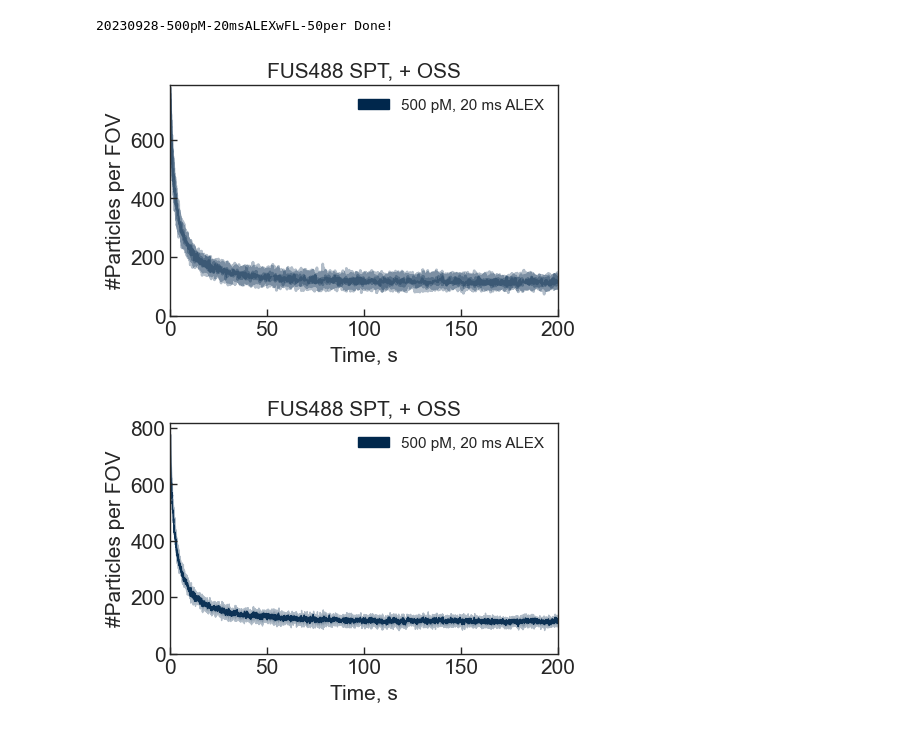
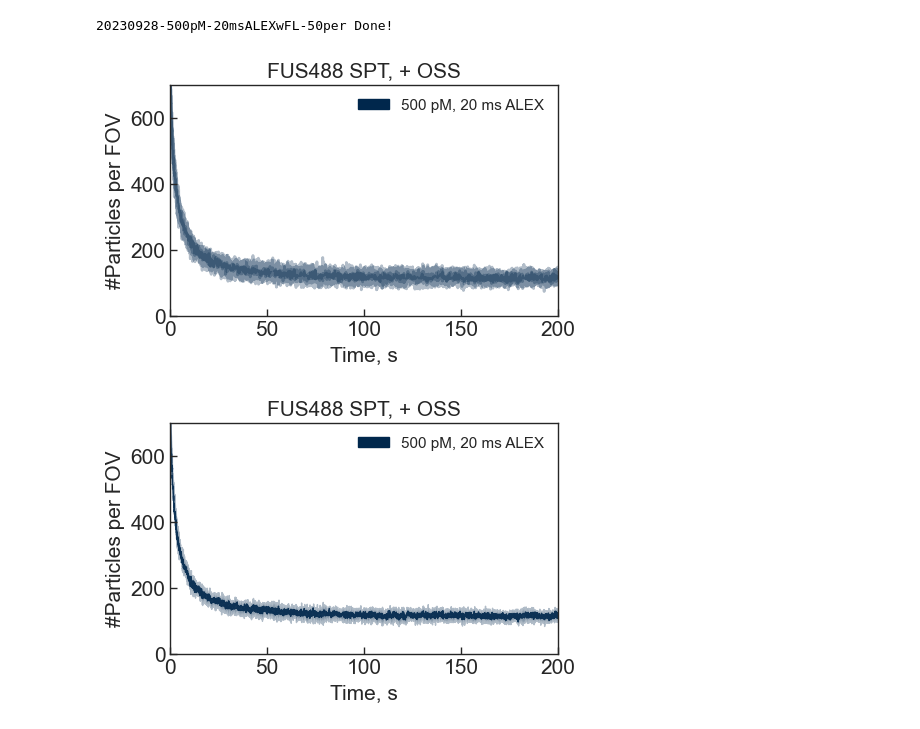
Before and after one commit to walterlab-um/intra_condensate_SPT, a Jupyter notebook: plot_paper_figure/Fig_SM_FUS488_SPT_signal_real.ipynb, the cells around one changed output. Cells and saved outputs as stored; diff of their text form; code cells hidden in the pictures.

```diff
--- a/plot_paper_figure/Fig_SM_FUS488_SPT_signal_real.ipynb
+++ b/plot_paper_figure/Fig_SM_FUS488_SPT_signal_real.ipynb
@@ -204,11 +204,10 @@ plt.title("FUS488 SPT, + OSS", fontsize=15)
 plt.xlabel("Time, s", fontsize=15)
 plt.ylabel("#Particles per FOV", fontsize=15)
 plt.xlim(0, 200)
-plt.ylim(0, np.max(N_per_frame) + 10)
+plt.ylim(0, 700)
 plt.savefig("withOSS-batch.png", format="png", bbox_inches="tight", dpi=300)
-plt.show()
 # %% [output]
-[figure, old version]
+[figure, new version]
 # %%
 lst_rows_time = []
 lst_rows_N = []
@@ -235,33 +234,32 @@ plt.plot(
 )
 plt.fill_between(
     common_time,
     mean_N - std_N,
     mean_N + std_N,
     color=color,
     alpha=0.3,
 )
 
 plt.gca().spines[:].set_linewidth(1)
 plt.gca().tick_params(
     axis="both",
     which="major",
     labelsize=15,
     direction="in",
     bottom=True,
     left=True,
     length=5,
     width=1,
 )
 plt.gca().set_axisbelow(False)
 # mannually create legend
 patch = mpatches.Patch(color=color, label=label)
 plt.gca().legend(handles=[patch], title=None, frameon=False)
 plt.title("FUS488 SPT, + OSS", fontsize=15)
 plt.xlabel("Time, s", fontsize=15)
 plt.ylabel("#Particles per FOV", fontsize=15)
 plt.xlim(0, 200)
-plt.ylim(0, mean_N.max() + std_N.max() + 10)
+plt.ylim(0, 700)
 plt.savefig("withOSS-mean-STD.png", format="png", bbox_inches="tight", dpi=300)
-plt.show()
 # %% [output]
-[figure, old version]
+[figure, new version]
```
Also changed, not shown: parts of 2 cells of this notebook.
